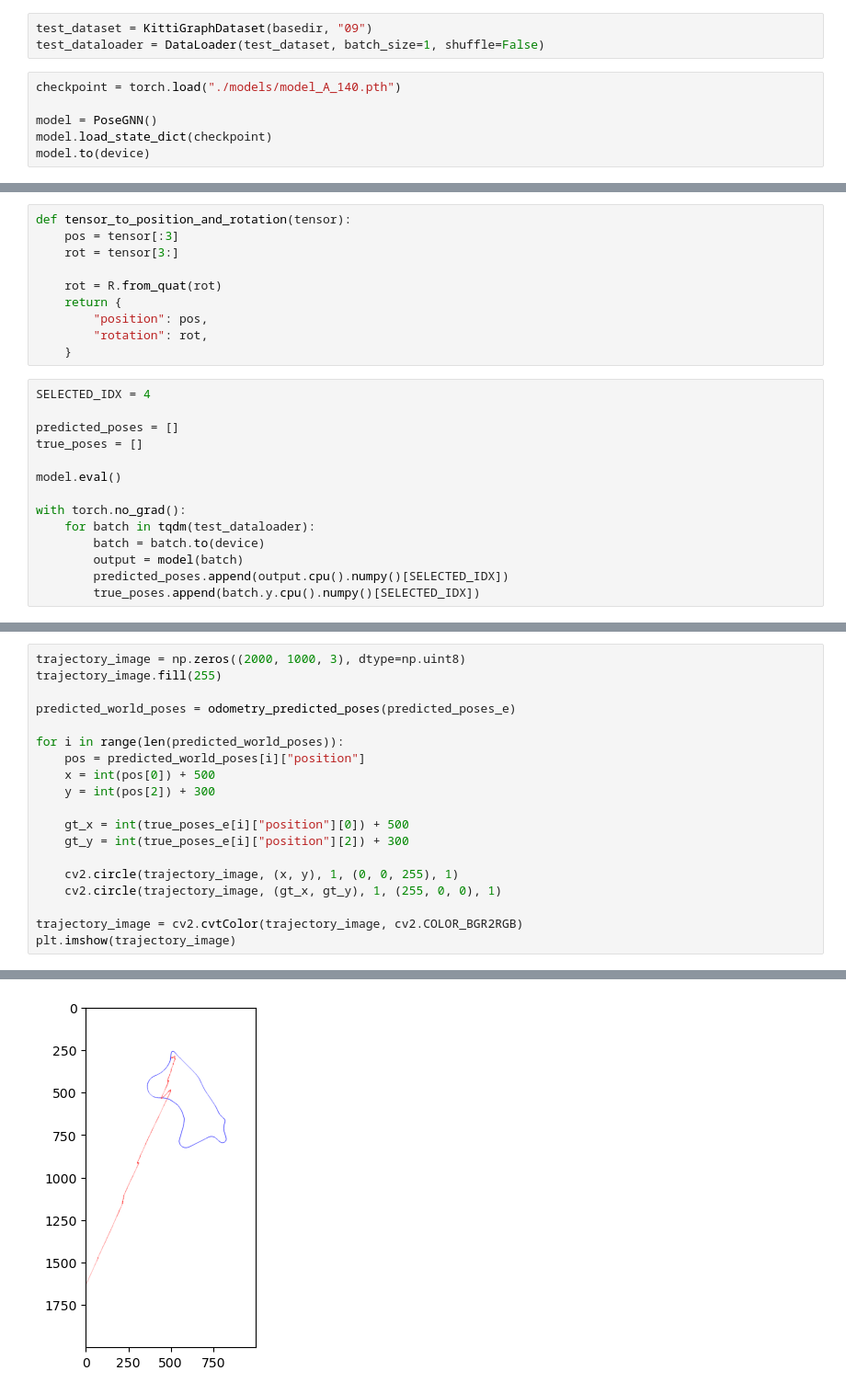
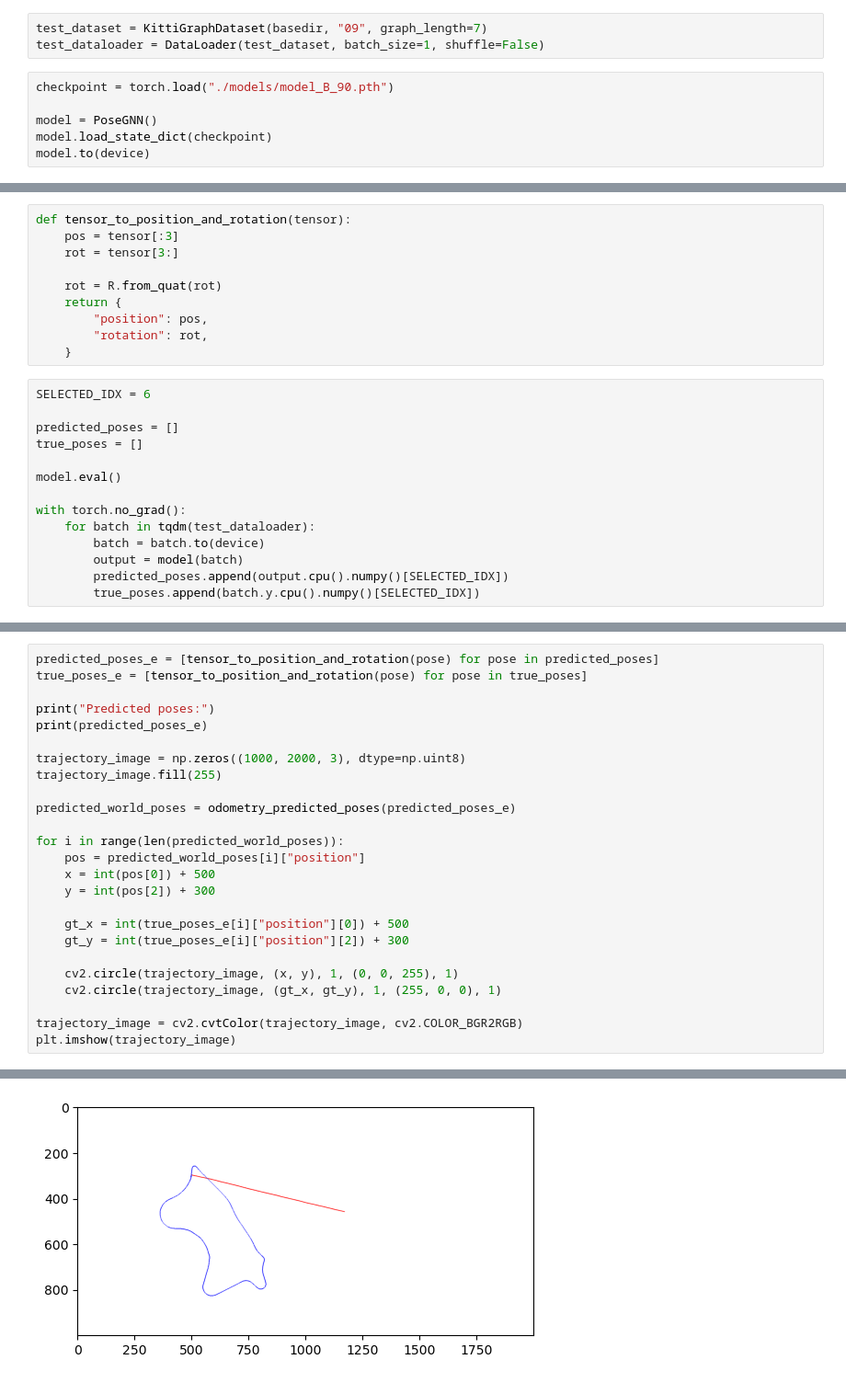
Before and after one commit to pcktm/inzynierka-posegnn, a Jupyter notebook: test.ipynb, the cells around one changed output, grey strips where cells are left out. Shown: that part at 92% size. Drawn from its saved outputs; the diff is of its cells as text.

Commit message:
modelB

```diff
--- a/test.ipynb
+++ b/test.ipynb
@@ -18,10 +18,10 @@ import cv2
 device = torch.device("cuda" if torch.cuda.is_available() else "cpu")
 basedir = "/home/pcktm/inzynierka/kitti/dataset"
 # %%
-test_dataset = KittiGraphDataset(basedir, "09")
+test_dataset = KittiGraphDataset(basedir, "09", graph_length=7)
 test_dataloader = DataLoader(test_dataset, batch_size=1, shuffle=False)
 # %%
-checkpoint = torch.load("./models/model_A_140.pth")
+checkpoint = torch.load("./models/model_B_90.pth")
 
 model = PoseGNN()
 model.load_state_dict(checkpoint)
@@ -73,7 +73,7 @@ def tensor_to_position_and_rotation(tensor):
         "rotation": rot,
     }
 # %%
-SELECTED_IDX = 4
+SELECTED_IDX = 6
 
 predicted_poses = []
 true_poses = []
@@ -92,5 +89,11 @@ true_poses_e = [tensor_to_position_and_rotation(pose) for pose in true_poses]
 # %%
-trajectory_image = np.zeros((2000, 1000, 3), dtype=np.uint8)
+predicted_poses_e = [tensor_to_position_and_rotation(pose) for pose in predicted_poses]
+true_poses_e = [tensor_to_position_and_rotation(pose) for pose in true_poses]
+
+print("Predicted poses:")
+print(predicted_poses_e)
+
+trajectory_image = np.zeros((1000, 2000, 3), dtype=np.uint8)
 trajectory_image.fill(255)
 
 predicted_world_poses = odometry_predicted_poses(predicted_poses_e)
@@ -113 +118 @@ plt.imshow(trajectory_image)
-[figure, old version]
+[figure, new version]
```
Also changed, not shown: parts of 2 cells of this notebook, 2 other files.
